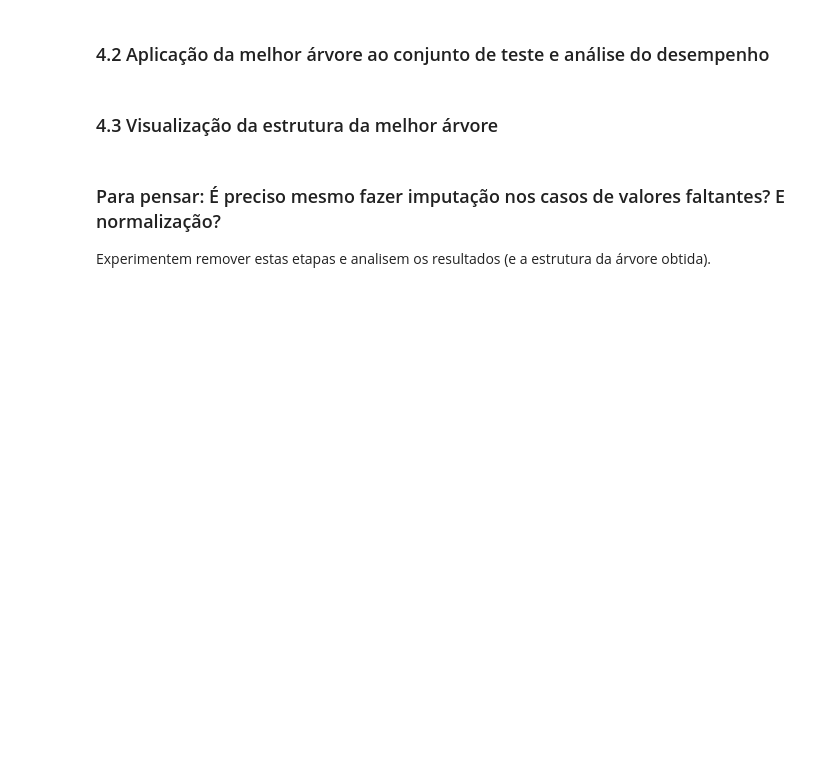
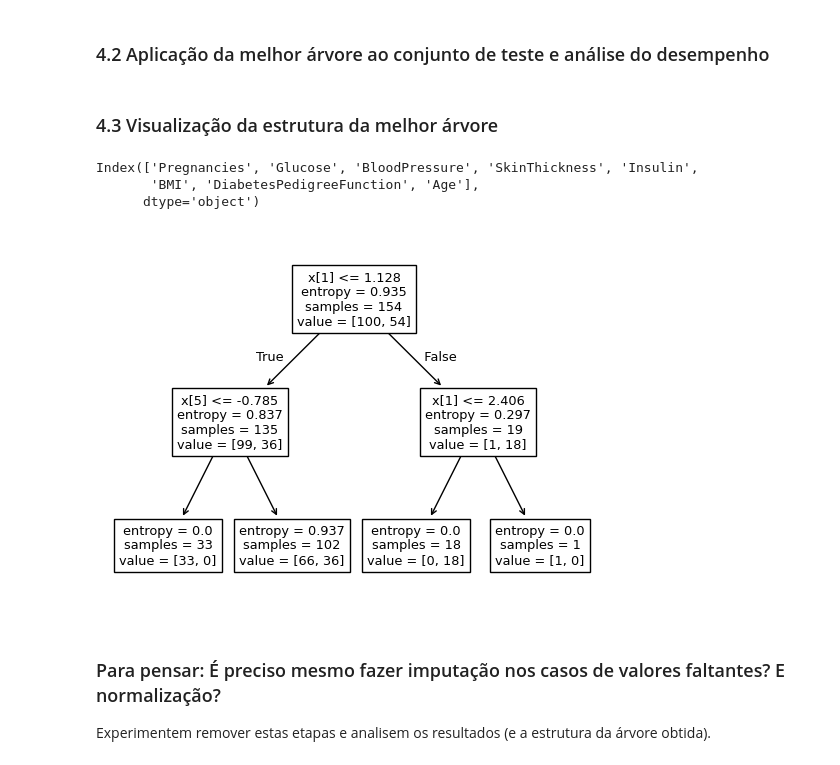
Before and after one commit to bsussel3/2023-s1-ci, a Jupyter notebook: aula_05_arvore_decisao_diabetes.ipynb, the cells around one changed output. Saved outputs shown, nothing was run; the diff lists cells and outputs as text; code cells hidden in the pictures; blank space fills up the shorter version.

```diff
--- a/aula_05_arvore_decisao_diabetes.ipynb
+++ b/aula_05_arvore_decisao_diabetes.ipynb
@@ -139,23 +135,20 @@ Conjunto de teste: (154, 8)
 # %%
-fold_k = 5
-fraction_train = (fold_k - 1) / fold_k
+k = 5
+f = (k - 1) / k
 
 grid = GridSearchCV(
     estimator=DecisionTreeClassifier(),
     param_grid={
         "criterion": ["gini", "entropy"],
-        "max_depth": #[int(f * X_train_scaled.shape[0] * fraction_train)
-                      #for f in list(np.linspace(0.008, 0.04, 5))],
-                      [1, 2, 3],
-        "min_samples_split": np.linspace(0.04, 0.2, 5),
+        "max_depth": np.arange(1, 5),
+        "min_samples_split": np.linspace(0.0016, 0.008, 5),
         "min_samples_leaf": np.linspace(0.0016, 0.008, 5),
         "random_state": [0],
+        "min_impurity_decrease": np.linspace(0, 1, 6),
         "ccp_alpha": np.linspace(0, 1, 6),
-        "min_impurity_decrease": np.linspace(0, 1, 6)
     },
-    cv=fold_k,
-    verbose=2,
+    cv=k,
 )
 
-grid.fit(X_train_scaled, y_train)
+grid.fit(X_test_scaled, y_test)
 # %% [output]
@@ -184,15 +166,23 @@ grid._cv_results
 y_pred = grid.predict(X_train_scaled)
 # %% [markdown]
 ### 4.3 Visualização da estrutura da melhor árvore
+# %%
+X.columns
+# %% [output]
+Index(['Pregnancies', 'Glucose', 'BloodPressure', 'SkinThickness', 'Insulin',
+       'BMI', 'DiabetesPedigreeFunction', 'Age'],
+      dtype='object')
 # %%
 from sklearn.tree import plot_tree
 
 #nomes dos atributos
 feature_names = X.columns.tolist()
 
-plot_tree("COMPLETAR AQUI")
+plot_tree(grid.best_estimator_)
 
 plt.show()
+# %% [output]
+[figure, added]
 # %% [markdown]
 ### Para pensar: É preciso mesmo fazer imputação nos casos de valores faltantes? E normalização?
 
```
Also changed, not shown: parts of 3 cells of this notebook.
